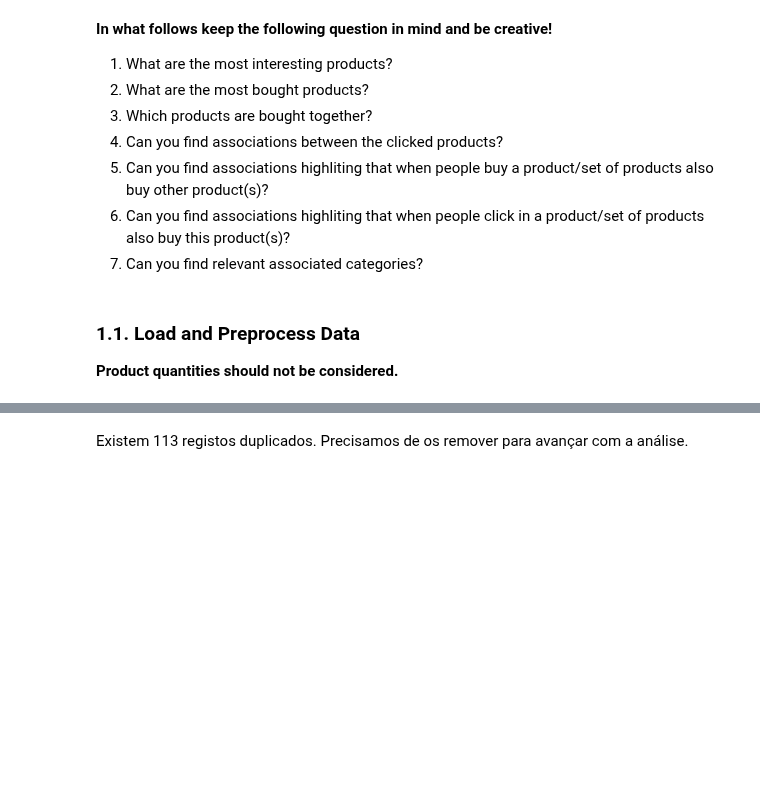
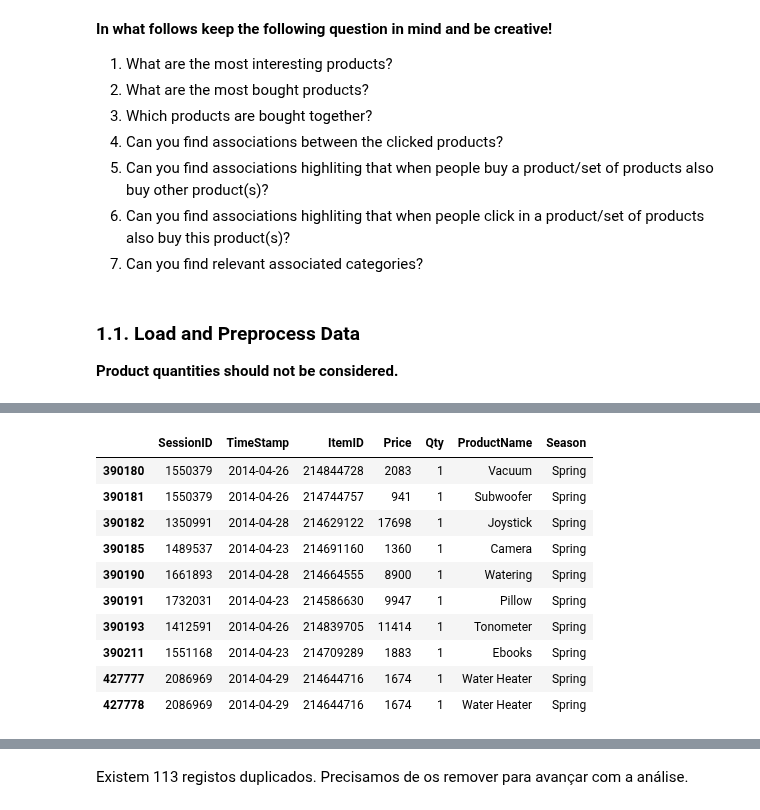
Before and after one commit to flpsantos3/PD_01, a Jupyter notebook: PD_202021_P1.ipynb, the cells around one changed output, grey strips where cells are left out. Cells and saved outputs as stored; diff of their text form; code cells hidden in the pictures; blank space fills up the shorter version.

```diff
--- a/PD_202021_P1.ipynb
+++ b/PD_202021_P1.ipynb
@@ -119 +134,58 @@ clicks=pd.read_csv('/content/drive/MyDrive/Datasets/projetoPD/store-clicks.dat',
+# %%
+"""
+DATABASE CORRECTIONS
+products_no_duplicates - removed duplicates
+buys_upd - added product names & season
+
+rows with Price or Qty == 0 have been dropped
+"""
+
+products_no_duplicates = products.drop_duplicates().reset_index(drop=True)
+buys_upd =pd.merge(buys,products_no_duplicates)
+
+buys_upd = buys_upd[buys_upd.Price>0]
+buys_upd = buys_upd[buys_upd.Qty>0]
+
+product_name=[]
+for cat in buys_upd.Category:
+  product_name.append(cat.split('.')[-1].replace('_',' ').title())
+
+product_name[:5]
+buys_upd['ProductName']=product_name
+buys_upd=buys_upd.drop('Category', axis=1)
+
+dates =[]
+season =[]
+
+for i in buys_upd["TimeStamp"]:
+  dates.append(i[:10])
+  if i[5:7] == "04" or i[5:7] == "05":
+    season.append("Spring")
+  elif i[5:7] == "06" or i[5:7] == "07":
+    season.append("Summer")
+  else:
+    season.append("Other")
+
+buys_upd = buys_upd.drop(columns=['TimeStamp'])
+buys_upd.insert(1, "TimeStamp", dates)
+buys_upd["Season"] = season
+buys_upd.sort_values(by='TimeStamp')
+buys_upd.tail(10)
+
+#unsure about what this does
+
+#products=products.sort_values(by='ItemID').reset_index(drop=True)
+#products.head()
+# %% [output]
+|  | SessionID | TimeStamp | ItemID | Price | Qty | ProductName | Season |
+| 390180 | 1550379 | 2014-04-26 | 214844728 | 2083 | 1 | Vacuum | Spring |
+| 390181 | 1550379 | 2014-04-26 | 214744757 | 941 | 1 | Subwoofer | Spring |
+| 390182 | 1350991 | 2014-04-28 | 214629122 | 17698 | 1 | Joystick | Spring |
+| 390185 | 1489537 | 2014-04-23 | 214691160 | 1360 | 1 | Camera | Spring |
+| 390190 | 1661893 | 2014-04-28 | 214664555 | 8900 | 1 | Watering | Spring |
+| 390191 | 1732031 | 2014-04-23 | 214586630 | 9947 | 1 | Pillow | Spring |
+| 390193 | 1412591 | 2014-04-26 | 214839705 | 11414 | 1 | Tonometer | Spring |
+| 390211 | 1551168 | 2014-04-23 | 214709289 | 1883 | 1 | Ebooks | Spring |
+| 427777 | 2086969 | 2014-04-29 | 214644716 | 1674 | 1 | Water Heater | Spring |
+| 427778 | 2086969 | 2014-04-29 | 214644716 | 1674 | 1 | Water Heater | Spring |
 # %%
```
Also changed, not shown: parts of 15 cells of this notebook.
